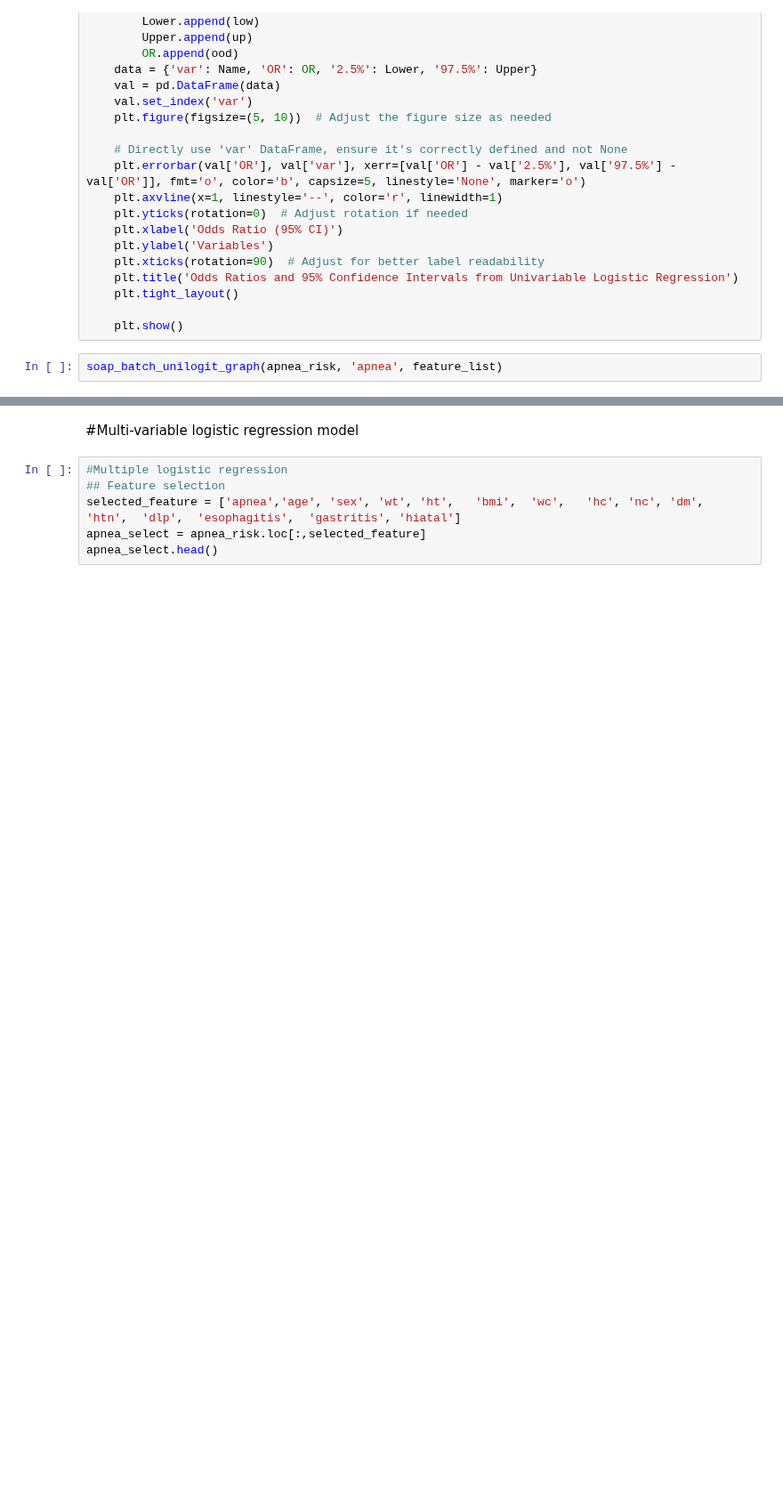
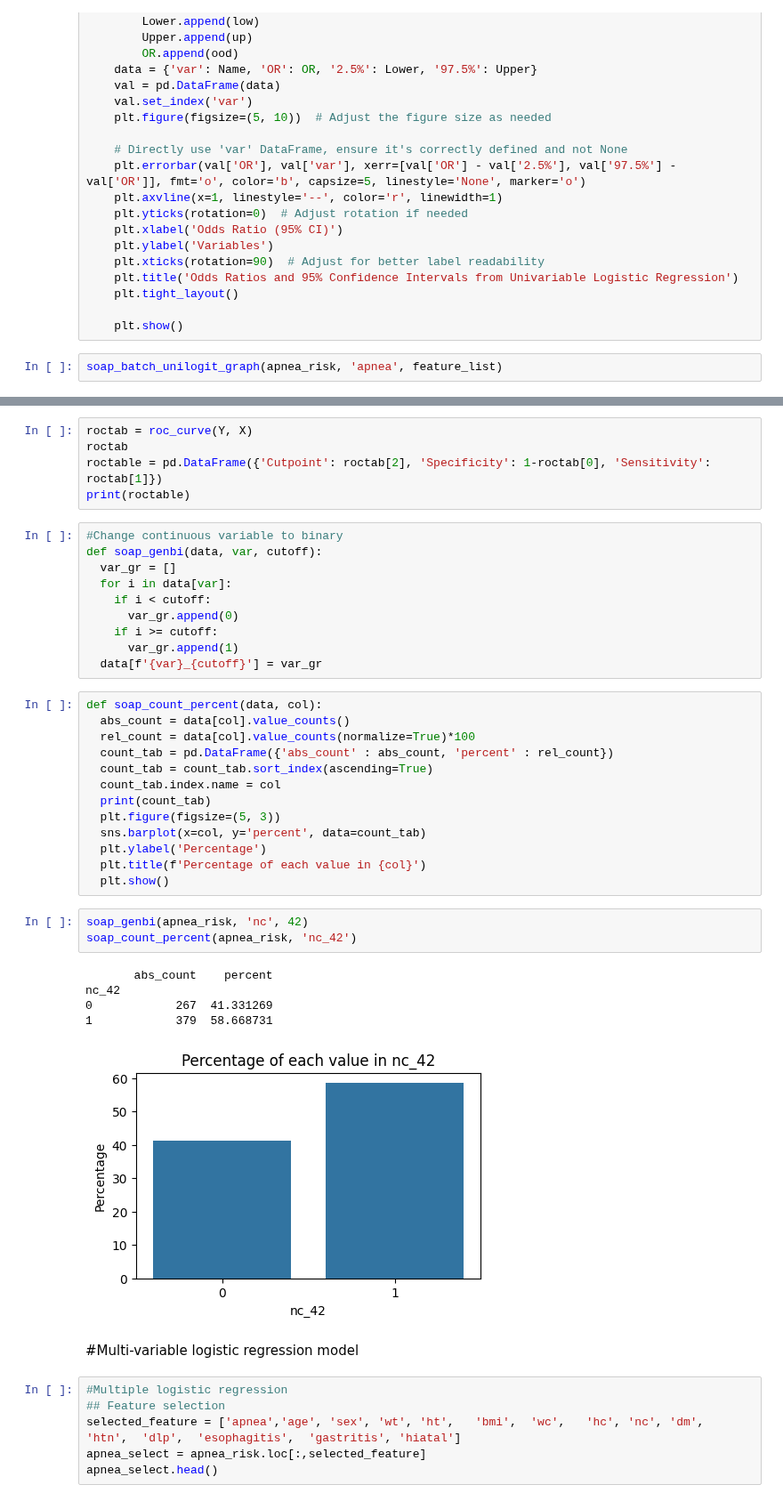
Before and after one commit to sasurasa/soda_ep1, a Jupyter notebook: soda_13_regression.ipynb, the cells around one changed output, grey strips where cells are left out. Shown at 89% size. Cells and saved outputs as stored; diff of their text form; blank space fills up the shorter version.

```diff
--- a/soda_13_regression.ipynb
+++ b/soda_13_regression.ipynb
@@ -177,3 +202,40 @@ soap_batch_unilogit_graph(apnea_risk, 'apnea', feature_list)
+# %%
+roctab = roc_curve(Y, X)
+roctab
+roctable = pd.DataFrame({'Cutpoint': roctab[2], 'Specificity': 1-roctab[0], 'Sensitivity': roctab[1]})
+print(roctable)
+# %%
+#Change continuous variable to binary
+def soap_genbi(data, var, cutoff):
+  var_gr = []
+  for i in data[var]:
+    if i < cutoff:
+      var_gr.append(0)
+    if i >= cutoff:
+      var_gr.append(1)
+  data[f'{var}_{cutoff}'] = var_gr
+# %%
+def soap_count_percent(data, col):
+  abs_count = data[col].value_counts()
+  rel_count = data[col].value_counts(normalize=True)*100
+  count_tab = pd.DataFrame({'abs_count' : abs_count, 'percent' : rel_count})
+  count_tab = count_tab.sort_index(ascending=True)
+  count_tab.index.name = col
+  print(count_tab)
+  plt.figure(figsize=(5, 3))
+  sns.barplot(x=col, y='percent', data=count_tab)
+  plt.ylabel('Percentage')
+  plt.title(f'Percentage of each value in {col}')
+  plt.show()
+# %%
+soap_genbi(apnea_risk, 'nc', 42)
+soap_count_percent(apnea_risk, 'nc_42')
+# %% [output]
+       abs_count    percent
+nc_42
+0            267  41.331269
+1            379  58.668731
+[figure, added]
 # %% [markdown]
 #Multi-variable logistic regression model
 # %%
```
Also changed, not shown: parts of 2 cells of this notebook.
